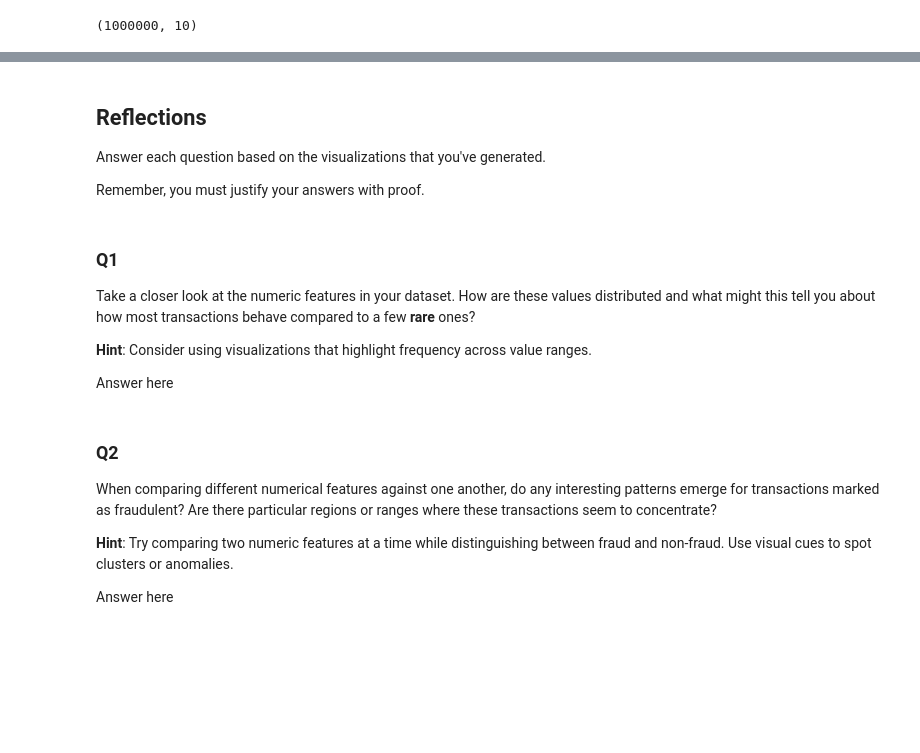
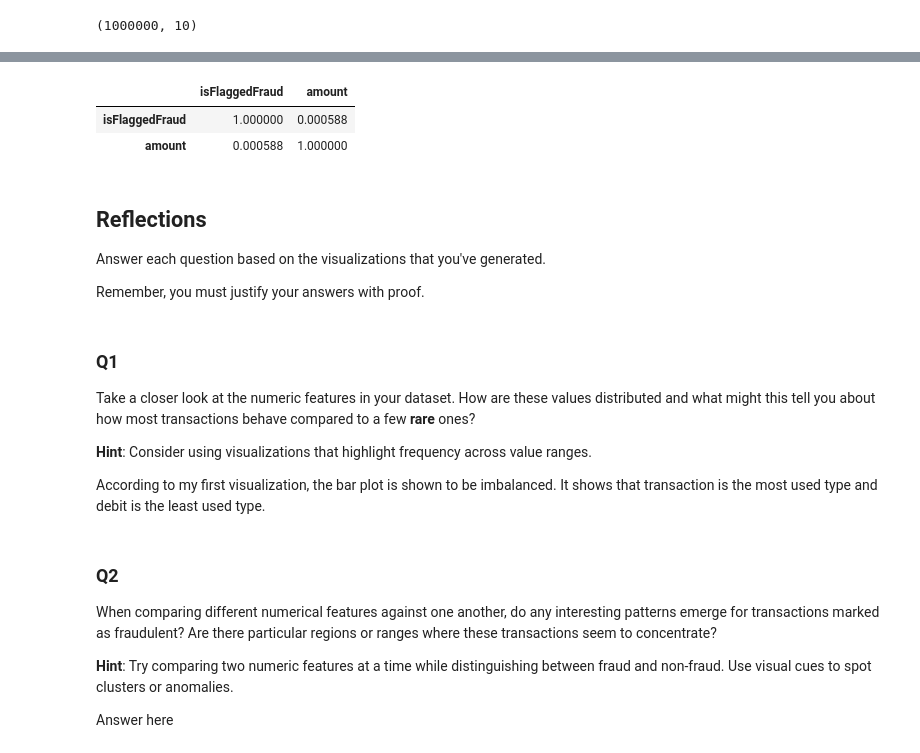
Before and after one commit to Kachi031/Fraud-Detection, a Jupyter notebook: notebooks/eda.ipynb, the cells around one changed output, grey strips where cells are left out. Drawn from its saved outputs; the diff is of its cells as text; code cells hidden in the pictures; blank space fills up the shorter version.

```diff
--- a/notebooks/eda.ipynb
+++ b/notebooks/eda.ipynb
@@ -35,3 +85,9 @@ transactions.head()
+# %%
+transactions[["isFlaggedFraud","amount"]].corr()
+# %% [output]
+|  | isFlaggedFraud | amount |
+| isFlaggedFraud | 1.000000 | 0.000588 |
+| amount | 0.000588 | 1.000000 |
 # %% [markdown]
 ## Reflections
 
@@ -45,7 +101,7 @@ Take a closer look at the numeric features in your dataset. How are these values
 
 **Hint**: Consider using visualizations that highlight frequency across value ranges.
 
-Answer here
+According to my first visualization, the bar plot is shown to be imbalanced. It shows that transaction is the most used type and debit is the least used type.
 # %% [markdown]
 ### Q2
 
```
Also changed, not shown: parts of 6 cells of this notebook.
